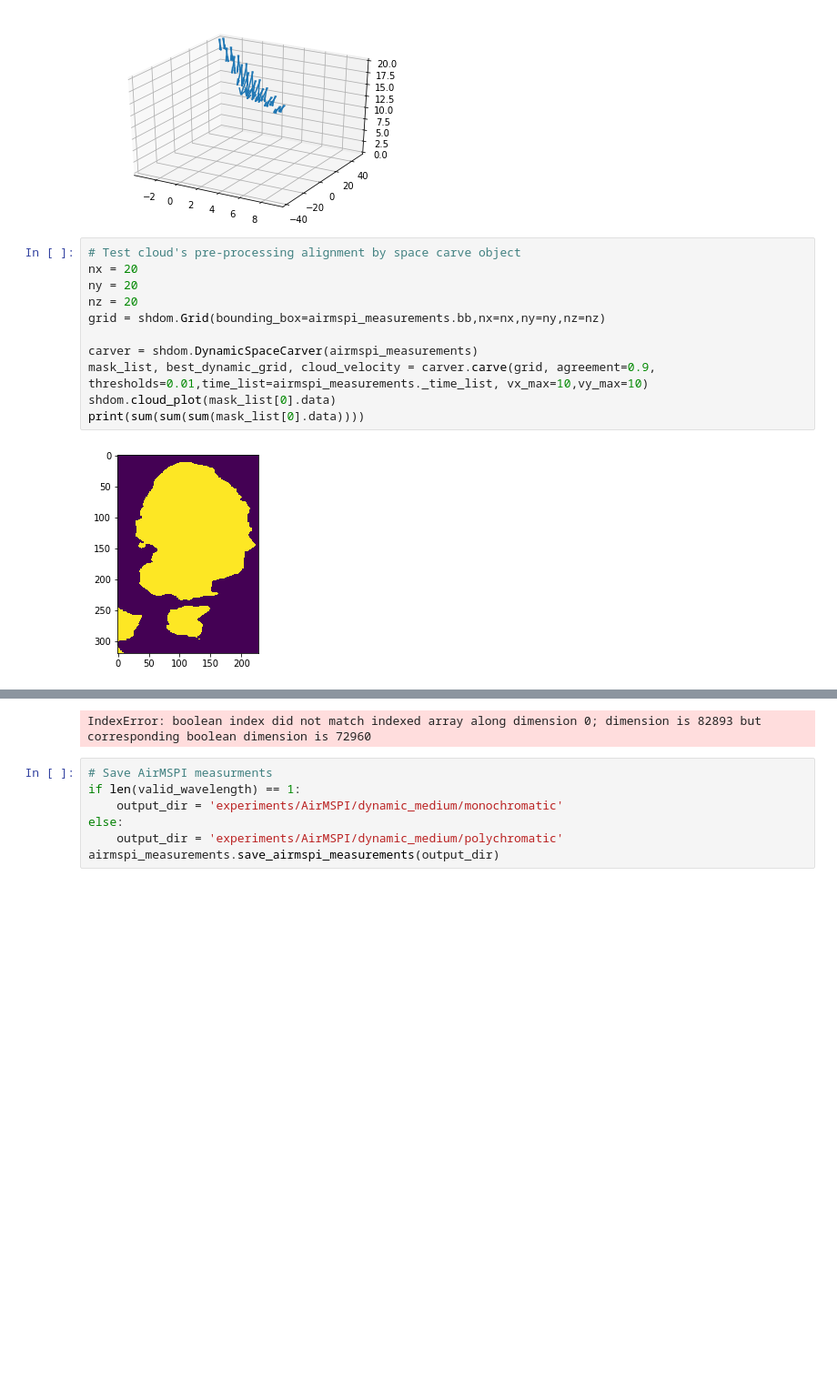
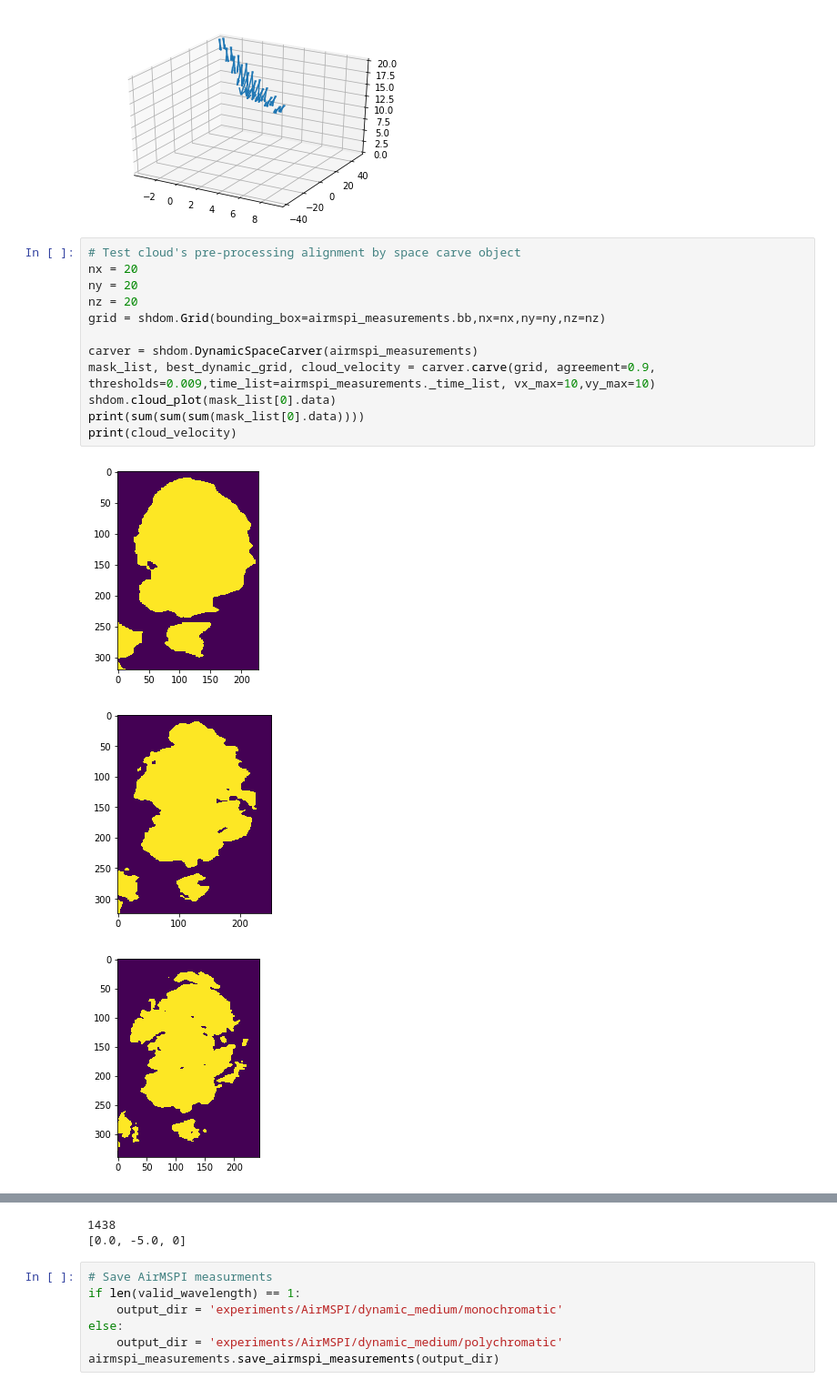
Before and after one commit to aviadlevis/pyshdom, a Jupyter notebook: Develop_Dynamic_cloud/AirMSPI Dynamic Data Loading.ipynb, the cells around one changed output, grey strips where cells are left out. Shown at 91% size. Drawn from its saved outputs; the diff is of its cells as text; blank space fills up the shorter version.

```diff
--- a/Develop_Dynamic_cloud/AirMSPI Dynamic Data Loading.ipynb
+++ b/Develop_Dynamic_cloud/AirMSPI Dynamic Data Loading.ipynb
@@ -85,13 +85,16 @@ airmspi_measurements.plot(ax,[x_min, x_max],[y_min, y_max],[0, 20],5)
 # %%
 # Test cloud's pre-processing alignment by space carve object
 nx = 20
 ny = 20
 nz = 20
 grid = shdom.Grid(bounding_box=airmspi_measurements.bb,nx=nx,ny=ny,nz=nz)
 
 carver = shdom.DynamicSpaceCarver(airmspi_measurements)
-mask_list, best_dynamic_grid, cloud_velocity = carver.carve(grid, agreement=0.9, thresholds=0.01,time_list=airmspi_measurements._time_list, vx_max=10,vy_max=10)
+mask_list, best_dynamic_grid, cloud_velocity = carver.carve(grid, agreement=0.9, thresholds=0.009,time_list=airmspi_measurements._time_list, vx_max=10,vy_max=10)
 shdom.cloud_plot(mask_list[0].data)
 print(sum(sum(sum(mask_list[0].data))))
+print(cloud_velocity)
 # %% [output]
-[figure, old version]
+[figure, new version]
+[figure, added]
+[figure, added]
@@ -98,4 +108,5 @@ print(sum(sum(sum(mask_list[0].data))))
-IndexError: boolean index did not match indexed array along dimension 0; dimension is 82893 but corresponding boolean dimension is 72960
+1438
+[0.0, -5.0, 0]
 # %%
 # Save AirMSPI measurments
 if len(valid_wavelength) == 1:
```
Also changed, not shown: parts of 3 cells of this notebook, 3 other files.
